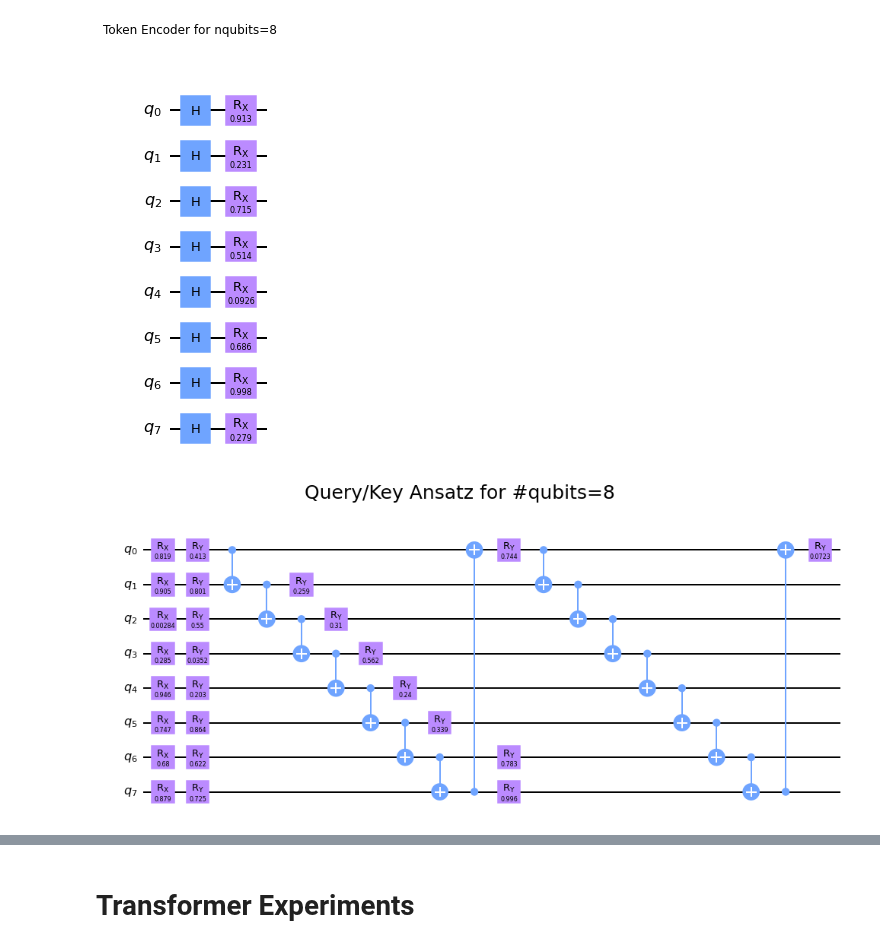
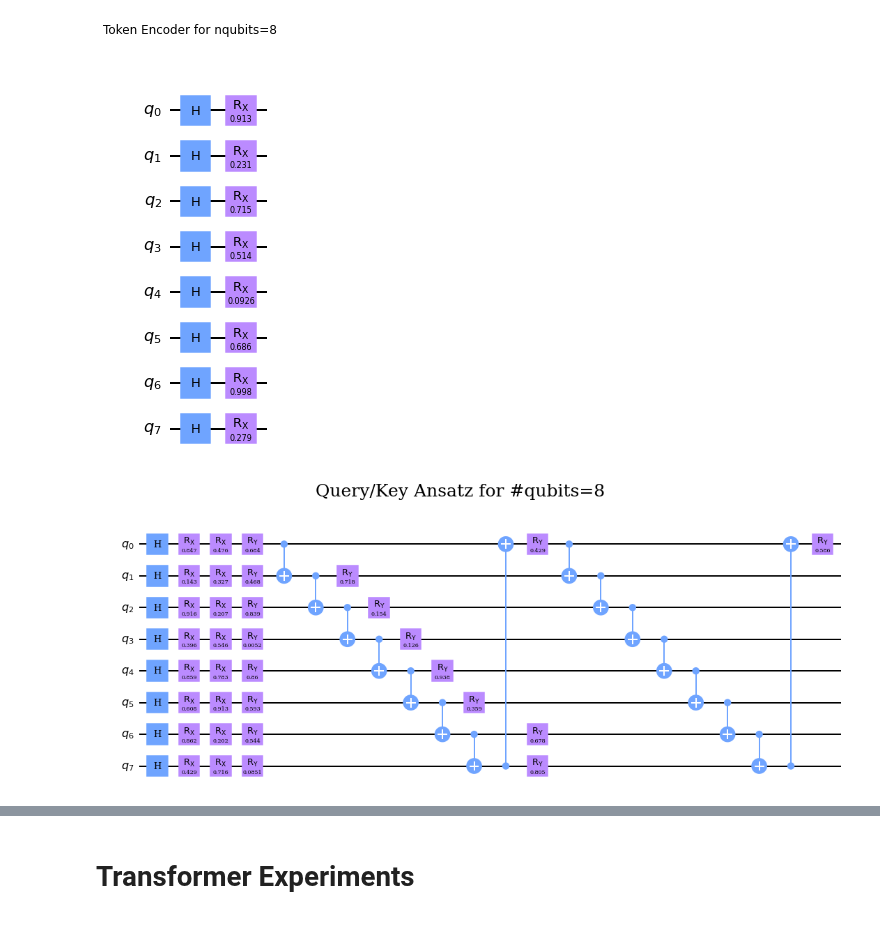
Before and after one commit to EyupBunlu/QViT_HEP_ML4Sci, a Jupyter notebook: Introduction.ipynb, the cells around one changed output, grey strips where cells are left out. Saved outputs shown, nothing was run; the diff lists cells and outputs as text; code cells hidden in the pictures.

```diff
--- a/Introduction.ipynb
+++ b/Introduction.ipynb
@@ -39,6 +38,11 @@ torch.set_num_threads(8)
 device='cuda' # technically algorithm can be run on cpu but for speed reasons, it is not suggested.
 # %% [output]
 Please first ``pip install -U cirq`` to enable related functionality in translation module
+# %%
+plt.rcParams.update({
+    "text.usetex": False,
+    "font.family": "serif",
+})
 # %% [markdown]
 ## First Method
 # %% [markdown]
@@ -276,15 +280,16 @@ f
 # %%
 nqubits = 8
 circuit = tc.Circuit(nqubits)
 data = torch.rand(nqubits)
+encode_token(circuit,data,nqubits)
 qk_ansatz(circuit,data,torch.rand(3*nqubits+1),nqubits)
 circuit.measure(0 )
 circuit_qiskit=circuit.to_qiskit()
 f=circuit_qiskit.draw(output="mpl")
 f.suptitle('Query/Key Ansatz for #qubits=8',size=25)
 f
 # %% [output]
-[figure, old version]
+[figure, new version]
 # %%
 nqubits = 8
 circuit = tc.Circuit(nqubits)
```
Also changed, not shown: parts of 55 cells of this notebook, 9 other files.
